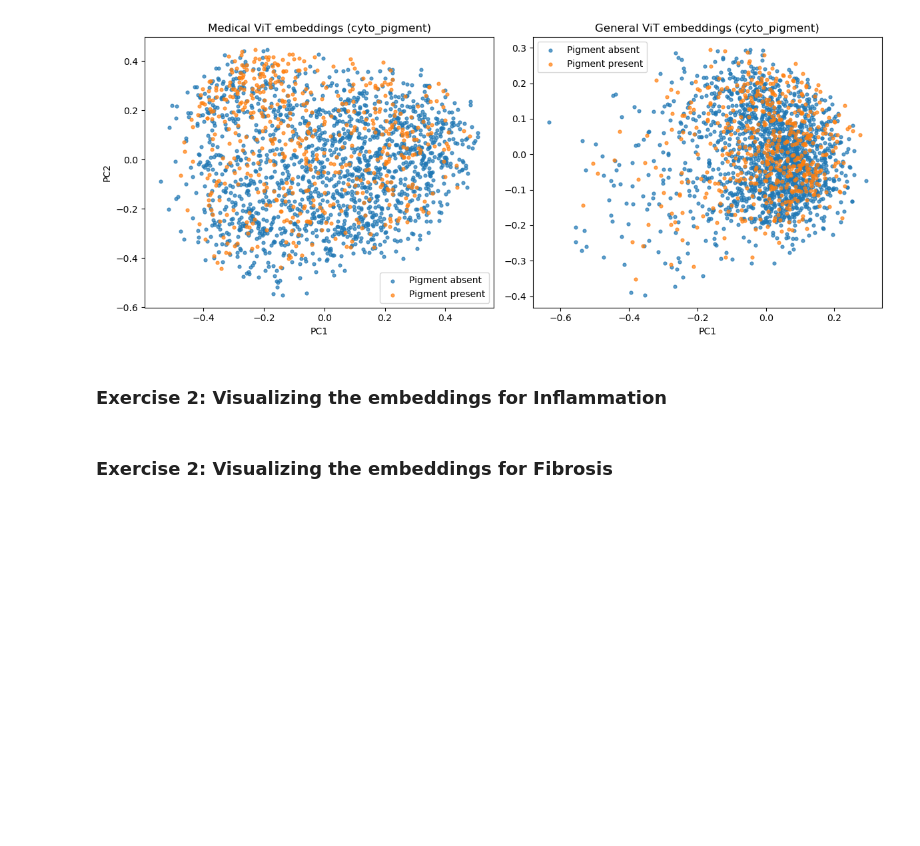
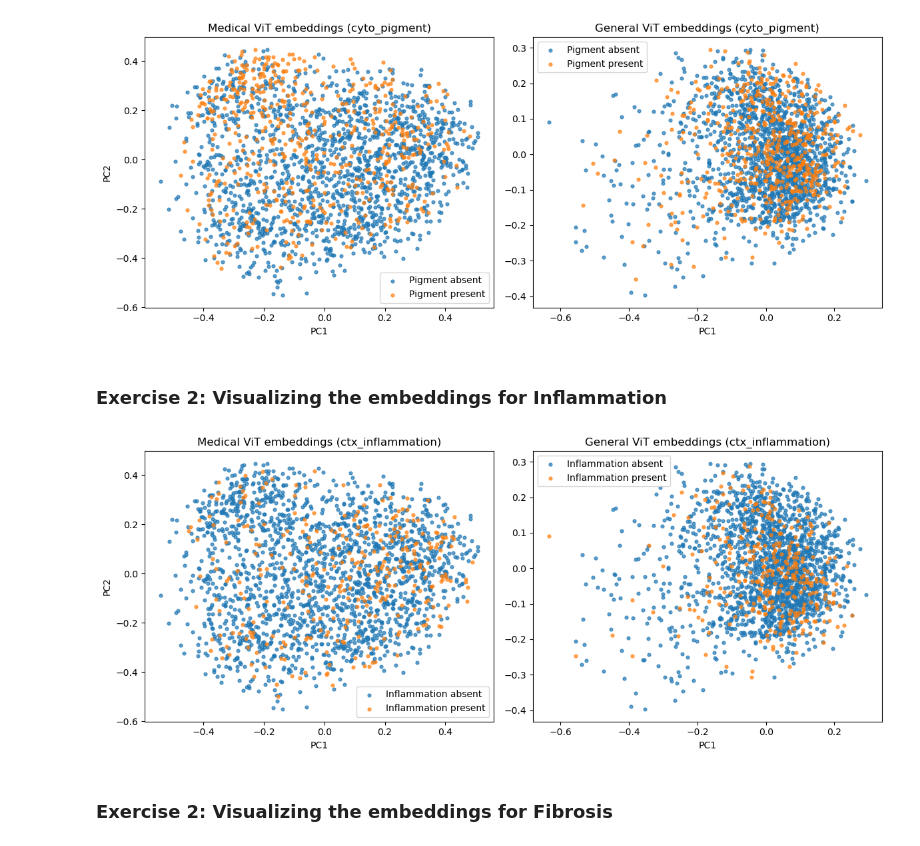
Before and after one commit to SHW7-TUE/AI-Medical-Imaging---Group-3, a Jupyter notebook: Assignment2_group3/assignment_2_VLM_Jelle.ipynb, the cells around one changed output. Drawn from its saved outputs; the diff is of its cells as text; code cells hidden in the pictures; blank space fills up the shorter version.

```diff
--- a/Assignment2_group3/assignment_2_VLM_Jelle.ipynb
+++ b/Assignment2_group3/assignment_2_VLM_Jelle.ipynb
@@ -638,44 +658,46 @@ import matplotlib.pyplot as plt
 from sklearn.decomposition import PCA
 
 # --- concatenate train + test ---
-img_emb_med = np.concatenate([img_emb_med_train_pigment, img_emb_med_test_pigment], axis=0)
-labels  = np.concatenate([labels_train_pigment, labels_test_pigment], axis=0)
+img_emb_med = np.concatenate([img_emb_med_train_inflammation, img_emb_med_test_inflammation], axis=0)
+labels  = np.concatenate([labels_train_inflammation, labels_test_inflammation], axis=0)
 
-img_emb_gen = np.concatenate([img_emb_gen_train_pigment, img_emb_gen_test_pigment], axis=0)
+img_emb_gen = np.concatenate([img_emb_gen_train_inflammation, img_emb_gen_test_inflammation], axis=0)
 
 # --- label mapping ---
-y_labels = np.array([1 if c == "Pigment present" else 0 for c in labels])
+y_labels = np.array([1 if c == "Inflammation present" else 0 for c in labels])
 
 # --- PCA projections ---
 pca = PCA(n_components=2, random_state=42)
 
 X_med = pca.fit_transform(img_emb_med)
 X_gen = pca.fit_transform(img_emb_gen)
 
 # --- plotting ---
 fig, axes = plt.subplots(1, 2, figsize=(12, 5), sharey=False)
 
 # Medical ViT
 axes[0].scatter(X_med[y_labels == 0, 0], X_med[y_labels == 0, 1],
-                s=12, alpha=0.7, label="Pigment absent")
+                s=12, alpha=0.7, label="Inflammation absent")
 axes[0].scatter(X_med[y_labels == 1, 0], X_med[y_labels == 1, 1],
-                s=12, alpha=0.7, label="Pigment present")
-axes[0].set_title("Medical ViT embeddings (cyto_pigment)")
+                s=12, alpha=0.7, label="Inflammation present")
+axes[0].set_title("Medical ViT embeddings (ctx_inflammation)")
 axes[0].legend()
 axes[0].set_xlabel("PC1")
 axes[0].set_ylabel("PC2")
 
 # General ViT
 axes[1].scatter(X_gen[y_labels == 0, 0], X_gen[y_labels == 0, 1],
-                s=12, alpha=0.7, label="Pigment absent")
+                s=12, alpha=0.7, label="Inflammation absent")
 axes[1].scatter(X_gen[y_labels == 1, 0], X_gen[y_labels == 1, 1],
-                s=12, alpha=0.7, label="Pigment present")
-axes[1].set_title("General ViT embeddings (cyto_pigment)")
+                s=12, alpha=0.7, label="Inflammation present")
+axes[1].set_title("General ViT embeddings (ctx_inflammation)")
 axes[1].legend()
 axes[1].set_xlabel("PC1")
 
 plt.tight_layout()
 plt.show()
+# %% [output]
+[figure, added]
 # %% [markdown]
 ### Exercise 2: Visualizing the embeddings for Fibrosis
 # %%
```
Also changed, not shown: parts of 17 cells of this notebook.
